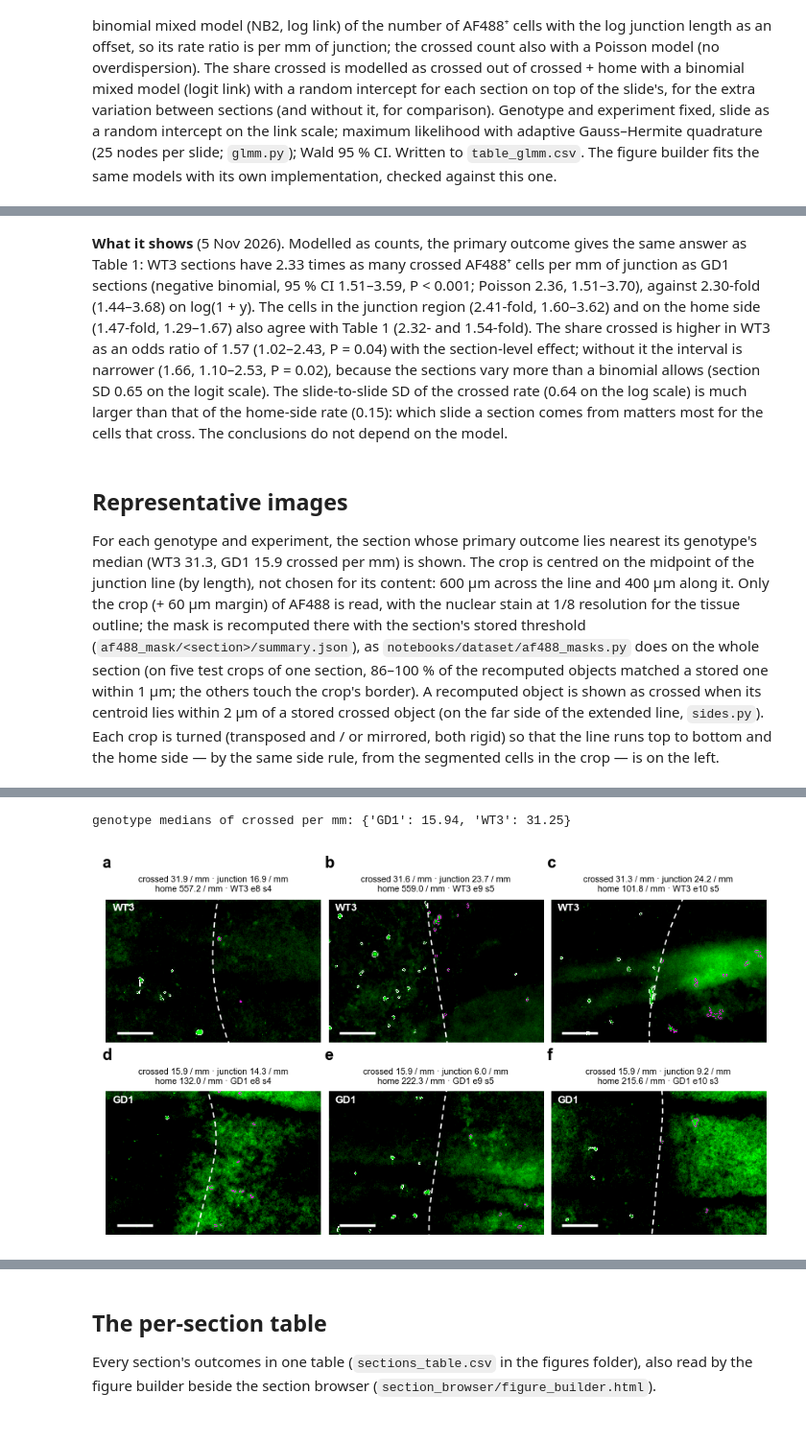
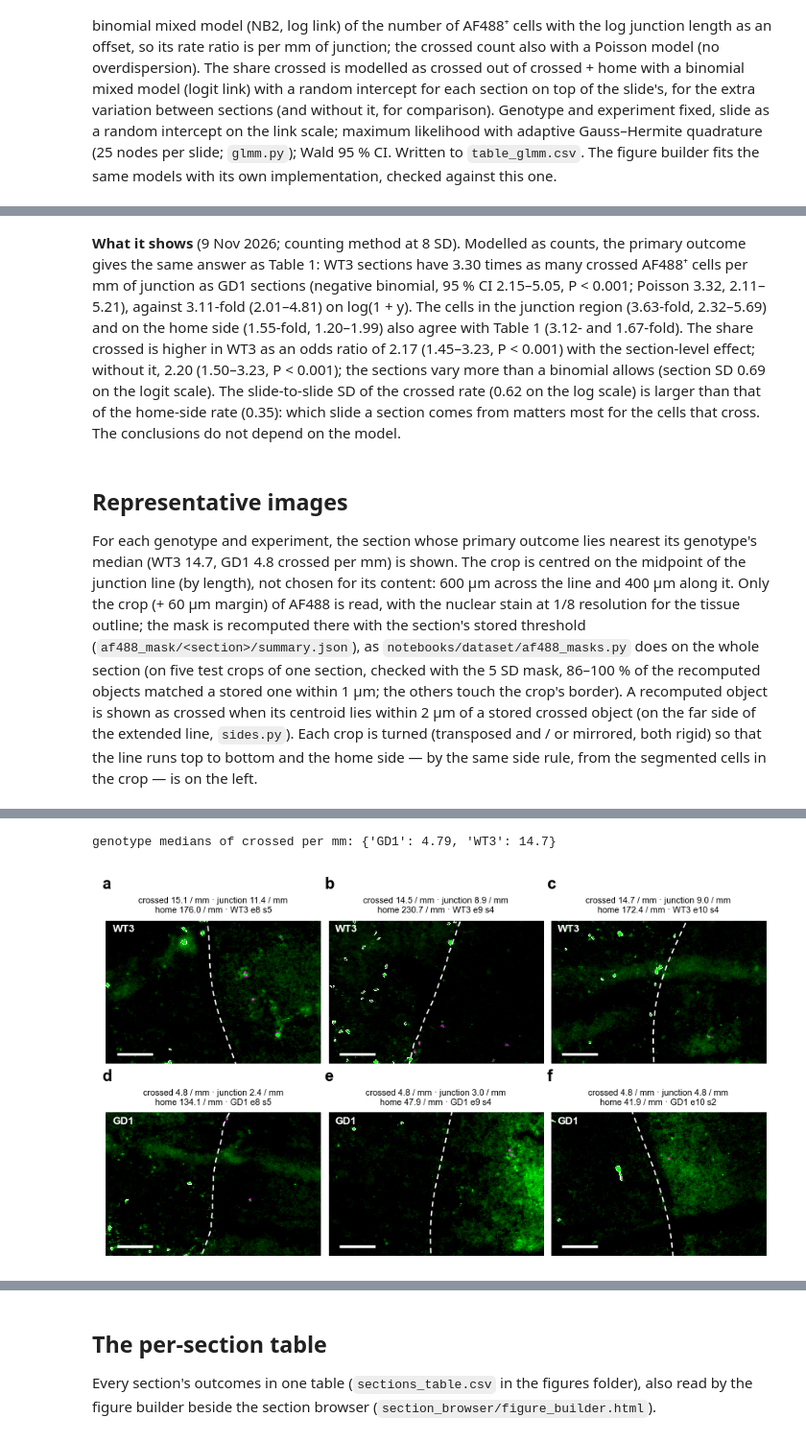
Before and after one commit to daggermaster3000/ARGUS, a Jupyter notebook: notebooks/official_analysis/02_biology.ipynb, the cells around one changed output, grey strips where cells are left out. Shown at 96% size. Cells and saved outputs as stored; diff of their text form; code cells hidden in the pictures.

Commit message:
feat(notebooks): counting method is the AF488 mask at median + 8 robust SD (kmad8); notebooks re-run, 5 SD kept as comparison
Co-Authored-By: Claude Opus 5.5 (1M context) <noreply@anthropic.com>

```diff
--- a/notebooks/official_analysis/02_biology.ipynb
+++ b/notebooks/official_analysis/02_biology.ipynb
@@ -48,7 +48,8 @@ FIGURES = OUT / "figures_official"
 DESIGN_CSV = DATA / "Image_File_List.csv"
 GENOTYPES = ["WT3", "GD1"]       # WT2 is in the file list but not part of this study
 CHANNEL = "AF488"
-METHOD_MASK = "kmad5"            # the counting method: AF488 mask objects, Gaussian 20 µm background, median + 5 SD
+METHOD_MASK = "kmad8"            # the counting method: AF488 mask objects, Gaussian 20 µm background, median + 8 SD
+EARLIER_MASK = "kmad5"           # the counting method until 9 Nov 2026 (median + 5 SD), compared under Robustness
 GAP_UM, NEAR_UM = 2.0, 300.0     # the earlier definition of crossed (beside the line, 2–300 µm past it), to compare
 # crossed now = anywhere on the far side of the junction line (sides.py: the line extended past its ends)
 SEED, N_BOOT = 0, 2000
@@ -163,6 +164,11 @@ for name in sections.index:
     o["crossed"], o["home"] = o["away"] > 0, o["away"] < 0
     sections.at[name, "sign"] = sign
     objects[name] = o
+    # The counting method until 9 Nov 2026 (the same mask at median + 5 SD), on the same side, to compare with.
+    o5 = pd.read_parquet(MASKS / name / "objects.parquet")
+    o5 = o5[o5["mask"] == EARLIER_MASK]
+    sections.at[name, "crossed (5 SD)"] = int(
+        (sides.away(o5[["Centroid Y (µm)", "Centroid X (µm)"]].to_numpy(float), line, sign) > 0).sum())
     # every segmented cell of the section (the run's cell table): its side, and its distance to the tissue edge
     c = pd.read_csv(RUN / "cells" / f"{name}.csv", usecols=list(CELL_COLUMNS), engine="pyarrow").rename(columns=CELL_COLUMNS)
     c["away"] = sides.away(c[["y", "x"]].to_numpy(float), line, sign)
@@ -252,7 +258,8 @@ def section_outcomes(name, s):
             "past line (µm)": x["away"].mean() if enough else np.nan,
             "edge ÷ half-width": np.nanmean(relative) if np.isfinite(relative).sum() >= MIN_EDGE else np.nan,
             "past line ÷ assembloid length": x["away"].mean() / s["assembloid length (µm)"] if enough else np.nan,
-            "crossed per mm (earlier definition)": s["crossed (earlier definition)"] / s["length (mm)"]}
+            "crossed per mm (earlier definition)": s["crossed (earlier definition)"] / s["length (mm)"],
+            "crossed per mm (5 SD)": s["crossed (5 SD)"] / s["length (mm)"]}
 
 
 AREAS, NEGATIVE_EDGE = [], []
@@ -668,12 +675,15 @@ print("The uncertain sections by genotype:", obs.loc[UNCERTAIN, "Genotype"].valu
 # from the run's AF488+ nuclei and the objects' stored distances).
 earlier = pd.DataFrame([{"definition": "crossed: anywhere on the far side (this notebook)", **primary_fit(obs)},
                         {"definition": "crossed: beside the line, 2–300 µm past it (earlier)",
-                         **mixed(obs, "crossed per mm (earlier definition)", "fold")}]).set_index("definition")
+                         **mixed(obs, "crossed per mm (earlier definition)", "fold")},
+                        {"definition": "crossed: anywhere on the far side, mask at 5 SD (until 9 Nov 2026)",
+                         **mixed(obs, "crossed per mm (5 SD)", "fold")}]).set_index("definition")
 for g in GENOTYPES:
     part = obs[obs["Genotype"] == g]
     earlier.loc[earlier.index[0], f"{g} mean"] = part[PRIMARY].mean()
     earlier.loc[earlier.index[1], f"{g} mean"] = part["crossed per mm (earlier definition)"].mean()
-print("Primary outcome under the two definitions of crossed:")
+    earlier.loc[earlier.index[2], f"{g} mean"] = part["crossed per mm (5 SD)"].mean()
+print("Primary outcome under the two definitions of crossed, and with the earlier threshold (5 SD):")
 display(earlier.round(3))
 cov_by_genotype = cov.groupby("Genotype")[["qc", "hand", "length (mm)", "cells in section"]].mean()
 print("Covariates by genotype (share of sections, or mean):")
@@ -866,9 +878,9 @@ glmm_table.to_csv(FIGURES / "table_glmm.csv")
 # %% [markdown]
-**What it shows** (5 Nov 2026). Modelled as counts, the primary outcome gives the same answer as Table 1: WT3 sections have 2.33 times as many crossed AF488⁺ cells per mm of junction as GD1 sections (negative binomial, 95 % CI 1.51–3.59, P < 0.001; Poisson 2.36, 1.51–3.70), against 2.30-fold (1.44–3.68) on log(1 + y). The cells in the junction region (2.41-fold, 1.60–3.62) and on the home side (1.47-fold, 1.29–1.67) also agree with Table 1 (2.32- and 1.54-fold). The share crossed is higher in WT3 as an odds ratio of 1.57 (1.02–2.43, P = 0.04) with the section-level effect; without it the interval is narrower (1.66, 1.10–2.53, P = 0.02), because the sections vary more than a binomial allows (section SD 0.65 on the logit scale). The slide-to-slide SD of the crossed rate (0.64 on the log scale) is much larger than that of the home-side rate (0.15): which slide a section comes from matters most for the cells that cross. The conclusions do not depend on the model.
+**What it shows** (9 Nov 2026; counting method at 8 SD). Modelled as counts, the primary outcome gives the same answer as Table 1: WT3 sections have 3.30 times as many crossed AF488⁺ cells per mm of junction as GD1 sections (negative binomial, 95 % CI 2.15–5.05, P < 0.001; Poisson 3.32, 2.11–5.21), against 3.11-fold (2.01–4.81) on log(1 + y). The cells in the junction region (3.63-fold, 2.32–5.69) and on the home side (1.55-fold, 1.20–1.99) also agree with Table 1 (3.12- and 1.67-fold). The share crossed is higher in WT3 as an odds ratio of 2.17 (1.45–3.23, P < 0.001) with the section-level effect; without it, 2.20 (1.50–3.23, P < 0.001); the sections vary more than a binomial allows (section SD 0.69 on the logit scale). The slide-to-slide SD of the crossed rate (0.62 on the log scale) is larger than that of the home-side rate (0.35): which slide a section comes from matters most for the cells that cross. The conclusions do not depend on the model.
 # %% [markdown]
 ## Representative images
 
-For each genotype and experiment, the section whose primary outcome lies nearest its genotype's median (WT3 31.3, GD1 15.9 crossed per mm) is shown. The crop is centred on the midpoint of the junction line (by length), not chosen for its content: 600 µm across the line and 400 µm along it. Only the crop (+ 60 µm margin) of AF488 is read, with the nuclear stain at 1/8 resolution for the tissue outline; the mask is recomputed there with the section's stored threshold (`af488_mask/<section>/summary.json`), as `notebooks/dataset/af488_masks.py` does on the whole section (on five test crops of one section, 86–100 % of the recomputed objects matched a stored one within 1 µm; the others touch the crop's border). A recomputed object is shown as crossed when its centroid lies within 2 µm of a stored crossed object (on the far side of the extended line, `sides.py`). Each crop is turned (transposed and / or mirrored, both rigid) so that the line runs top to bottom and the home side — by the same side rule, from the segmented cells in the crop — is on the left.
+For each genotype and experiment, the section whose primary outcome lies nearest its genotype's median (WT3 14.7, GD1 4.8 crossed per mm) is shown. The crop is centred on the midpoint of the junction line (by length), not chosen for its content: 600 µm across the line and 400 µm along it. Only the crop (+ 60 µm margin) of AF488 is read, with the nuclear stain at 1/8 resolution for the tissue outline; the mask is recomputed there with the section's stored threshold (`af488_mask/<section>/summary.json`), as `notebooks/dataset/af488_masks.py` does on the whole section (on five test crops of one section, checked with the 5 SD mask, 86–100 % of the recomputed objects matched a stored one within 1 µm; the others touch the crop's border). A recomputed object is shown as crossed when its centroid lies within 2 µm of a stored crossed object (on the far side of the extended line, `sides.py`). Each crop is turned (transposed and / or mirrored, both rigid) so that the line runs top to bottom and the home side — by the same side rule, from the segmented cells in the crop — is on the left.
 # %%
 import logging
 
@@ -913,7 +925,7 @@ def line_midpoint(line):
 
 
 def recompute_crop(name):
-    """AF488 and its kmad5 mask on the crop (+ margin), recomputed with the section's stored threshold."""
+    """AF488 and the counting method's mask (kmad8) on the crop (+ margin), recomputed with the section's stored threshold."""
     info = json.loads((RUN / "cells" / f"{name}.json").read_text(encoding="utf-8"))
     summary = json.loads((MASKS / name / "summary.json").read_text(encoding="utf-8"))
     voxel, threshold = summary["voxel_um"], summary["thresholds"][METHOD_MASK]
@@ -1037,5 +1049,5 @@ plt.show()
-genotype medians of crossed per mm: {'GD1': 15.94, 'WT3': 31.25}
+genotype medians of crossed per mm: {'GD1': 4.79, 'WT3': 14.7}
-[figure, old version]
+[figure, new version]
 # %% [markdown]
 **Figure 3. Representative junctions of WT3 (a–c) and GD1 (d–f) assembloids.** One section per experiment (a, d: experiment 8; b, e: 9; c, f: 10), each the section nearest its genotype's median of crossed AF488⁺ cells per mm. AF488 in green (display range from the tissue's median to its 99.9th percentile); white dashed line, junction line; outlines, AF488 mask objects (counted AF488⁺ cells), magenta where the object counts as crossed (on the far side of the line, right) and white otherwise. Crops are 600 × 400 µm, centred on the line's midpoint, turned so that the home side is on the left. Above each image: the section's crossed, junction-region and home-side counts per mm, and its slide. Scale bars, 100 µm.
 
```
Also changed, not shown: parts of 21 cells of this notebook, 7 other files.
